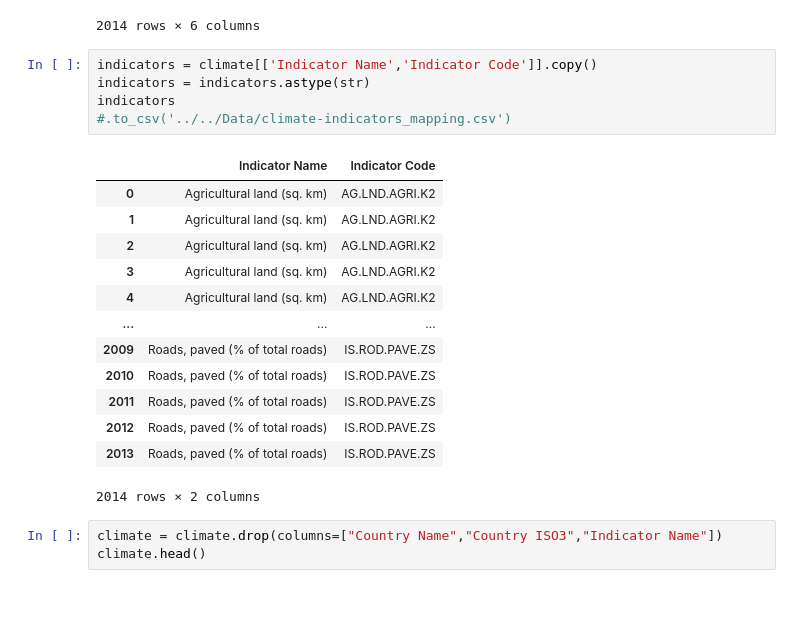
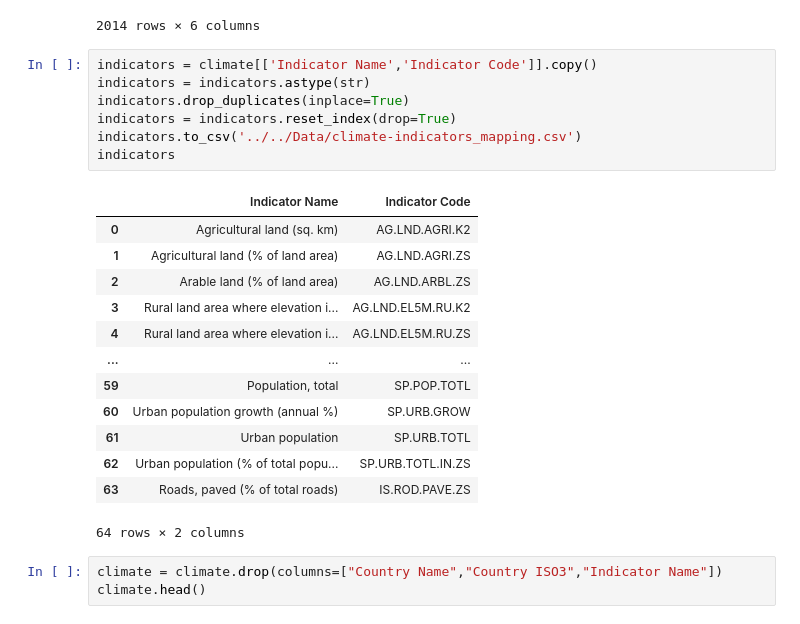
Before and after one commit to K-Oussama/Climate-Change-and-Crop-Production, a Jupyter notebook: Scripts/1.Data preparation/climate-change_preparation.ipynb, the cells around one changed output. Drawn from its saved outputs; the diff is of its cells as text.

Commit message:
update on data preparation

```diff
--- a/Scripts/1.Data preparation/climate-change_preparation.ipynb
+++ b/Scripts/1.Data preparation/climate-change_preparation.ipynb
@@ -34,22 +34,24 @@ climate
 # %%
 indicators = climate[['Indicator Name','Indicator Code']].copy()
 indicators = indicators.astype(str)
+indicators.drop_duplicates(inplace=True)
+indicators = indicators.reset_index(drop=True)
+indicators.to_csv('../../Data/climate-indicators_mapping.csv')
 indicators
-#.to_csv('../../Data/climate-indicators_mapping.csv')
 # %% [output]
 |  | Indicator Name | Indicator Code |
 | 0 | Agricultural land (sq. km) | AG.LND.AGRI.K2 |
-| 1 | Agricultural land (sq. km) | AG.LND.AGRI.K2 |
-| 2 | Agricultural land (sq. km) | AG.LND.AGRI.K2 |
-| 3 | Agricultural land (sq. km) | AG.LND.AGRI.K2 |
-| 4 | Agricultural land (sq. km) | AG.LND.AGRI.K2 |
+| 1 | Agricultural land (% of land area) | AG.LND.AGRI.ZS |
+| 2 | Arable land (% of land area) | AG.LND.ARBL.ZS |
+| 3 | Rural land area where elevation i... | AG.LND.EL5M.RU.K2 |
+| 4 | Rural land area where elevation i... | AG.LND.EL5M.RU.ZS |
 | ... | ... | ... |
-| 2009 | Roads, paved (% of total roads) | IS.ROD.PAVE.ZS |
-| 2010 | Roads, paved (% of total roads) | IS.ROD.PAVE.ZS |
-| 2011 | Roads, paved (% of total roads) | IS.ROD.PAVE.ZS |
-| 2012 | Roads, paved (% of total roads) | IS.ROD.PAVE.ZS |
-| 2013 | Roads, paved (% of total roads) | IS.ROD.PAVE.ZS |
+| 59 | Population, total | SP.POP.TOTL |
+| 60 | Urban population growth (annual %) | SP.URB.GROW |
+| 61 | Urban population | SP.URB.TOTL |
+| 62 | Urban population (% of total popu... | SP.URB.TOTL.IN.ZS |
+| 63 | Roads, paved (% of total roads) | IS.ROD.PAVE.ZS |
-2014 rows × 2 columns
+64 rows × 2 columns
 # %%
 climate = climate.drop(columns=["Country Name","Country ISO3","Indicator Name"])
 climate.head()
```
Also changed, not shown: parts of 2 cells of this notebook, 1 other file.
